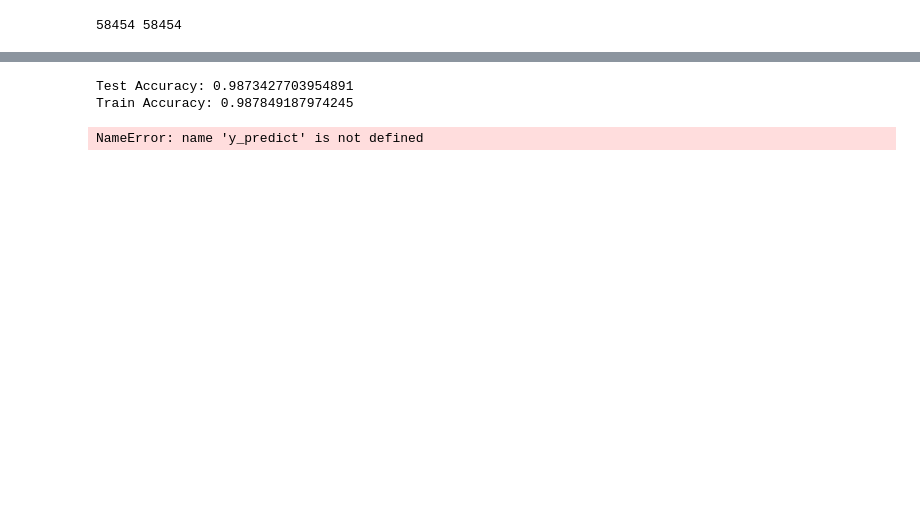
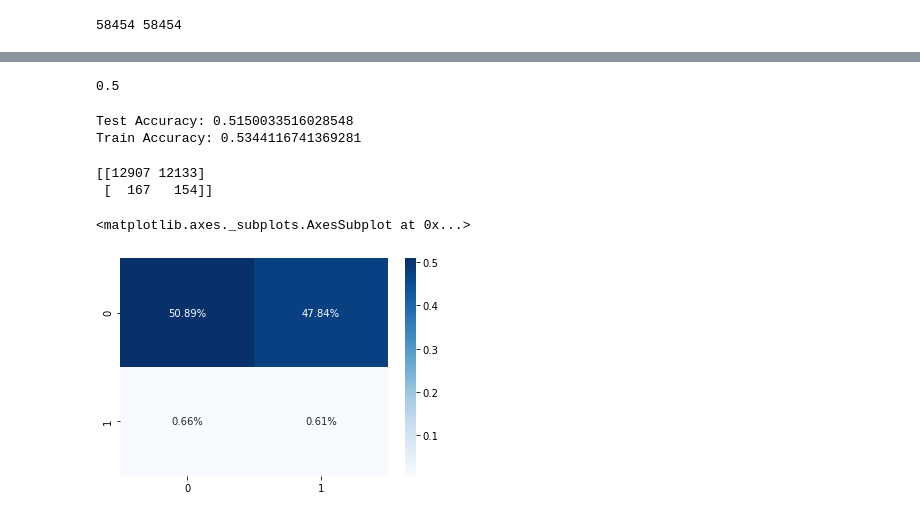
Before and after one commit to yutongwanyan98/Starbucks_experiment, a Jupyter notebook: Starbucks.ipynb, the cells around one changed output, grey strips where cells are left out. Saved outputs shown, nothing was run; the diff lists cells and outputs as text; code cells hidden in the pictures; blank space fills up the shorter version.

```diff
--- a/Starbucks.ipynb
+++ b/Starbucks.ipynb
@@ -283,3 +293,16 @@ SyntaxError: invalid syntax (<ipython-input-16-340c7f656f4c>, line 1)
+# %%
+balanced = pd.concat([purchase_1_resample,purchase_0])
+
+X_train = balanced.drop('purchase',axis = 1)
+y_train = balanced.purchase
+
+y_train.mean()
+# %% [output]
+0.5
+# %%
+# Standarize X
+X_train = StandardScaler().fit_transform(X_train)
+X_test = StandardScaler().fit_transform(X_test)
 # %%
 
 log_reg = LogisticRegression()
@@ -289,12 +312,17 @@ log_reg.fit(X_train,y_train) # fit the model
 y_predict = log_reg.predict(X_test)
 print(f'Test Accuracy: {log_reg.score(X_test,y_test)}\nTrain Accuracy: {log_reg.score(X_train,y_train)}')
 # %% [output]
-Test Accuracy: 0.9873427703954891
-Train Accuracy: 0.987849187974245
+Test Accuracy: 0.5150033516028548
+Train Accuracy: 0.5344116741369281
 # %%
 # confusion matrix
 
 matrix = confusion_matrix(y_test, y_predict)
 print(matrix)
+
+sns.heatmap(matrix/np.sum(matrix), annot=True, fmt='.2%',cmap='Blues')
 # %% [output]
-NameError: name 'y_predict' is not defined
+[[12907 12133]
+ [  167   154]]
+<matplotlib.axes._subplots.AxesSubplot at 0x...>
+[figure, added]
```
Also changed, not shown: parts of 11 cells of this notebook, 1 other file.
